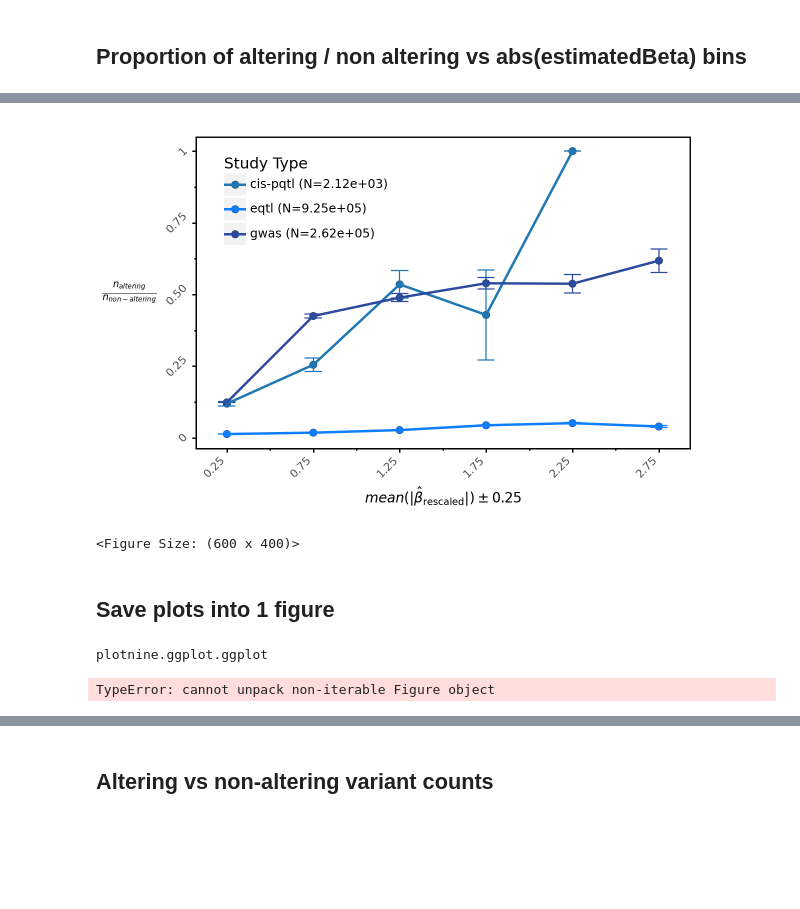
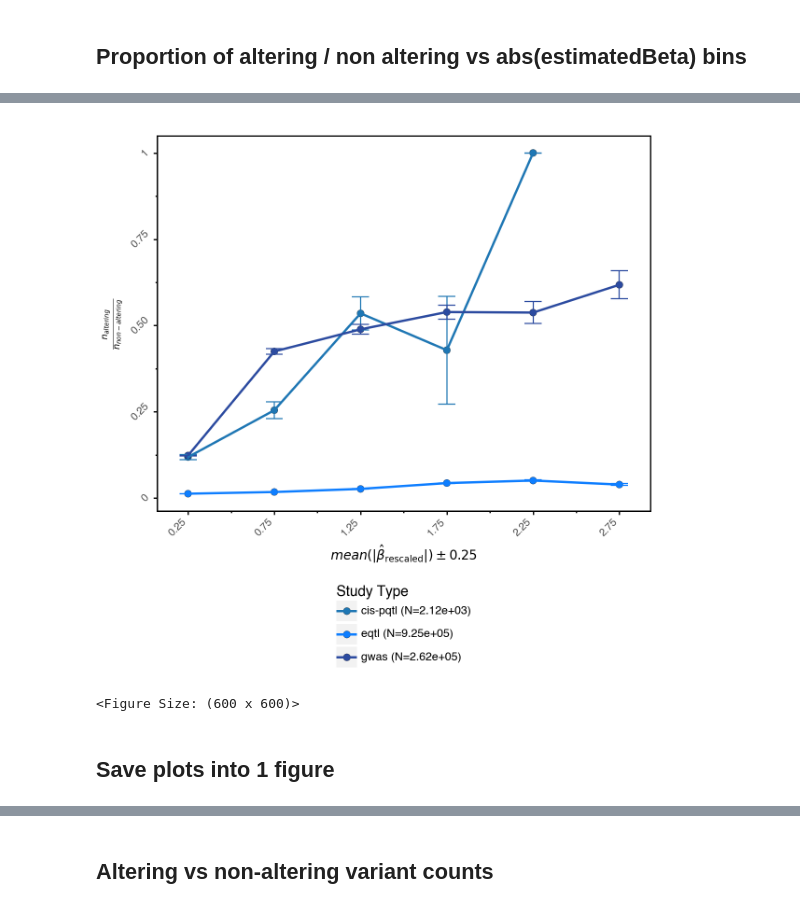
Before and after one commit to opentargets/Gentropy-manuscript, a Jupyter notebook: chapters/in_silico_effect_prediction/04_variant_functional_consequence.ipynb, the cells around one changed output, grey strips where cells are left out. Cells and saved outputs as stored; diff of their text form; code cells hidden in the pictures; blank space fills up the shorter version.

```diff
--- a/chapters/in_silico_effect_prediction/04_variant_functional_consequence.ipynb
+++ b/chapters/in_silico_effect_prediction/04_variant_functional_consequence.ipynb
@@ -315,52 +301,38 @@ plot3 = (
         width=0.1,
     )
     + pn.labs(
         # title="Proportion of Protein-Altering Variants by Rescaled Effect Size Bucket",
         x=r"$mean(|\hat{\beta}_{\mathrm{rescaled}}|)\pm{0.25}$",
         y=r"$\frac{n_{altering}}{n_{non-altering}}$ ",
     )
     + pn.scale_x_continuous(
         breaks=[x for x in data["midPoint"].unique()],
         labels=[x for x in data["midPoint"].unique()],
     )
     + OpenTargetsTheme.theme
+    # Remove the legend
+    # + pn.theme(legend_position="none")
     # + pn.facet_wrap(nrow=3, facets="studyType", scales="free_y")
     + pn.geom_line(
         pn.aes(x="midPoint", y="alteringNonAlteringProportionInBucket", group="studyType", color="studyType"),
         size=1,
     )
-    + pn.theme(figure_size=(6, 6))
     + pn.scale_fill_manual(
         values=["#1f77b4", "#0e7eff", "#2c4ba0"],
         name="Study Type",
         labels=totals_map,
     )
     + pn.scale_color_manual(
         values=["#1f77b4", "#0e7eff", "#2c4ba0"],
         name="Study Type",
         labels=totals_map,
     )
-    + pn.theme(legend_position=(0.35, 0.8), legend_direction="vertical")
-    + pn.theme(figure_size=(6, 4))
+    + pn.theme(figure_size=(6, 6))
+    + pn.theme(legend_position="bottom", legend_direction="vertical")
 )
 plot3
 # %% [output]
-[figure, old version]
+[figure, new version]
-<Figure Size: (600 x 400)>
+<Figure Size: (600 x 600)>
 # %% [markdown]
 ## Save plots into 1 figure
-# %%
-type(plot3)
-# %% [output]
-plotnine.ggplot.ggplot
-# %%
-import patchworklib as pw
-
-plots = {"vep_proportion_vs_maf": plot, "effect_size_vs_maf": plot2, "vep_proportion_vs_abs_beta": plot3}
-g1 = pw.load_ggplot(plot)
-g2 = pw.load_ggplot(plot2)
-g3 = pw.load_ggplot(plot3)
-fig = g1 | g2 / g3
-fig
-# %% [output]
-TypeError: cannot unpack non-iterable Figure object
```
Also changed, not shown: parts of 10 cells of this notebook, 18 other files.
